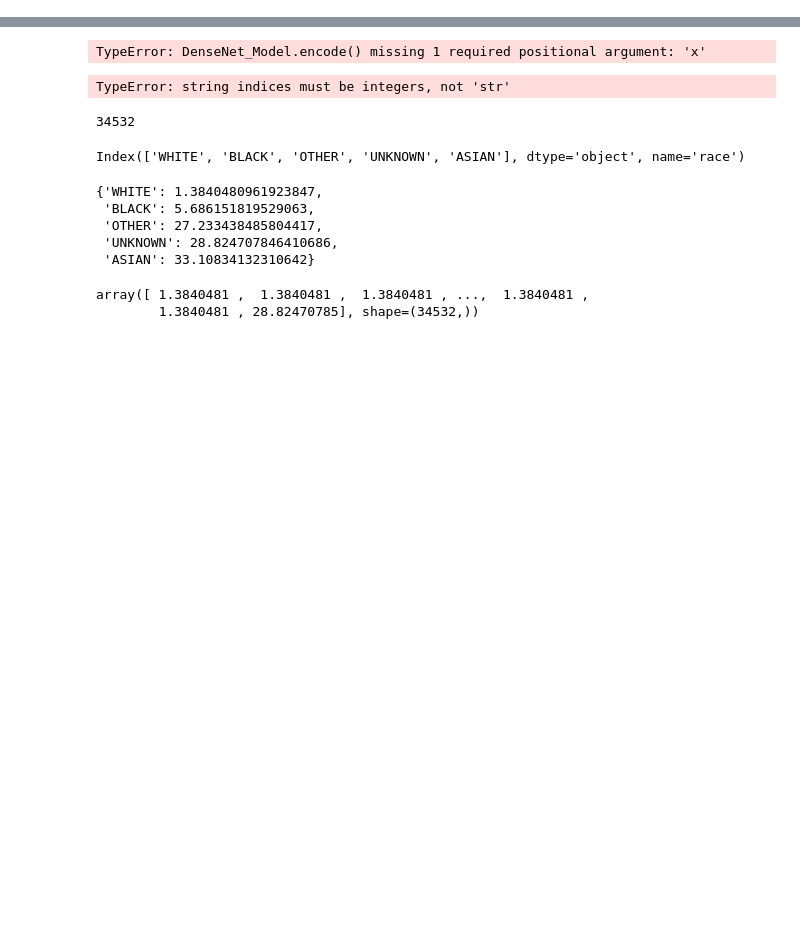
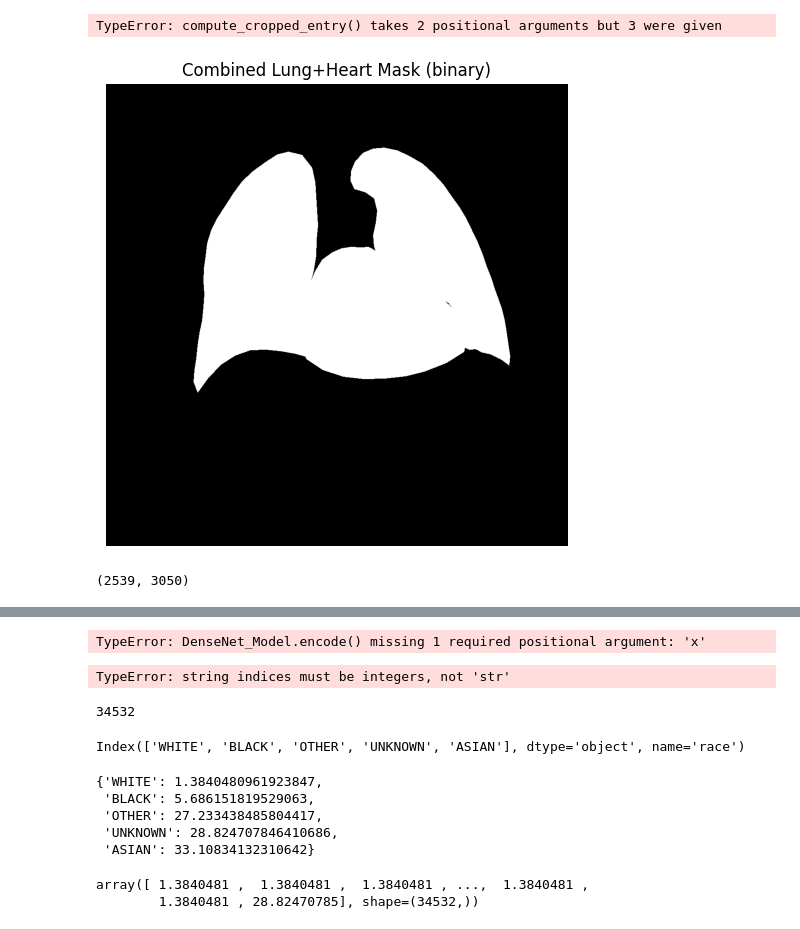
Before and after one commit to dishant24/BVM_Chest_X-Ray_Fair_AI, a Jupyter notebook: main.ipynb, the cells around one changed output, grey strips where cells are left out. Cells and saved outputs as stored; diff of their text form; code cells hidden in the pictures; blank space fills up the shorter version.

```diff
--- a/main.ipynb
+++ b/main.ipynb
@@ -7,2 +22,2 @@ import gradcam
 # %%
-dataset = pd.read_csv(r"\\gaia\imageData\deep_learning\output\Sutariya\main\mimic\dataset\test_clean_dataset.csv")
+mask_df = pd.read_csv(r"\\gaia\imageData\deep_learning\output\Sutariya\main\mimic\dataset\test_clean_dataset.csv")
@@ -8,0 +253,55 @@ dataset = pd.read_csv(r"\\gaia\imageData\deep_learning\output\Sutariya\main\mimi
+# %%
+img_path = "//gaia/imageData/public/MIMIC-CXR/physionet.org/files/mimic-cxr-jpg/2.1.0/"+mask_df['Path'][10]
+df_row = mask_df.iloc[10]
+image = Image.open(img_path).convert("L")
+image_np = np.array(image)  # shape: [H, W]
+
+masker = ApplyLungCrop()
+
+cropped_np = compute_cropped_entry(df_row, masker, image_np)
+
+# Convert to PIL for transforms
+cropped_pil = Image.fromarray(cropped_np)
+def decode_rle_numpy(rle_str: Optional[str], shape: Tuple[int, int]) -> np.ndarray:
+    if pd.isna(rle_str) or not isinstance(rle_str, str):
+        return np.zeros(shape, dtype=np.uint8)
+
+    rle = np.fromiter(map(int, rle_str.strip().split()), dtype=np.int32)
+    starts = rle[0::2] - 1
+    lengths = rle[1::2]
+
+    mask = np.zeros(shape[0] * shape[1], dtype=np.uint8)
+    for start, length in zip(starts, lengths):
+        mask[start:start + length] = 1
+    return mask.reshape(shape)
+
+
+class ApplyLungCrop:
+    def __init__(
+        self,
+        original_shape: Tuple[int, int] = (1024, 1024),
+        image_shape: Tuple[int, int] = (224, 224),
+    ):
+        self.original_shape = original_shape
+        self.image_shape = image_shape
+
+    def compute_combined_mask(
+        self, left_rle: Optional[str], right_rle: Optional[str], heart_rle: Optional[str]
+    ) -> np.ndarray:
+        left = decode_rle_numpy(left_rle, self.original_shape)
+        right = decode_rle_numpy(right_rle, self.original_shape)
+        heart = decode_rle_numpy(heart_rle, self.original_shape)
+
+        # Optionally apply dilation to slightly expand the region
+        combined = left + right + heart
+        combined = np.clip(combined, 0, 1)
+
+        return combined
+
+
+def compute_cropped_entry(row: pd.Series, masker: ApplyLungCrop) -> Tuple[str, np.ndarray]:
+    """Returns the cropped image (based on mask) and key"""
+    mask = masker.compute_combined_mask(row["Left Lung"], row["Right Lung"], row["Heart"])
+    return mask
+# %% [output]
+TypeError: compute_cropped_entry() takes 2 positional arguments but 3 were given
@@ -8,0 +310,13 @@ dataset = pd.read_csv(r"\\gaia\imageData\deep_learning\output\Sutariya\main\mimi
+# %%
+masker = ApplyLungCrop()
+row = mask_df.iloc[200]
+mask = compute_cropped_entry(row, masker)
+
+# 2. Plot it
+plt.figure(figsize=(6,6))
+plt.imshow(mask, cmap="gray", vmin=0, vmax=1)
+plt.title("Combined Lung+Heart Mask (binary)")
+plt.axis("off")
+plt.show()
+# %% [output]
+[figure, added]
@@ -8,0 +325,4 @@ dataset = pd.read_csv(r"\\gaia\imageData\deep_learning\output\Sutariya\main\mimi
+# %%
+img.size[:2]
+# %% [output]
+(2539, 3050)
```
Also changed, not shown: parts of 35 cells of this notebook, 12 other files.
